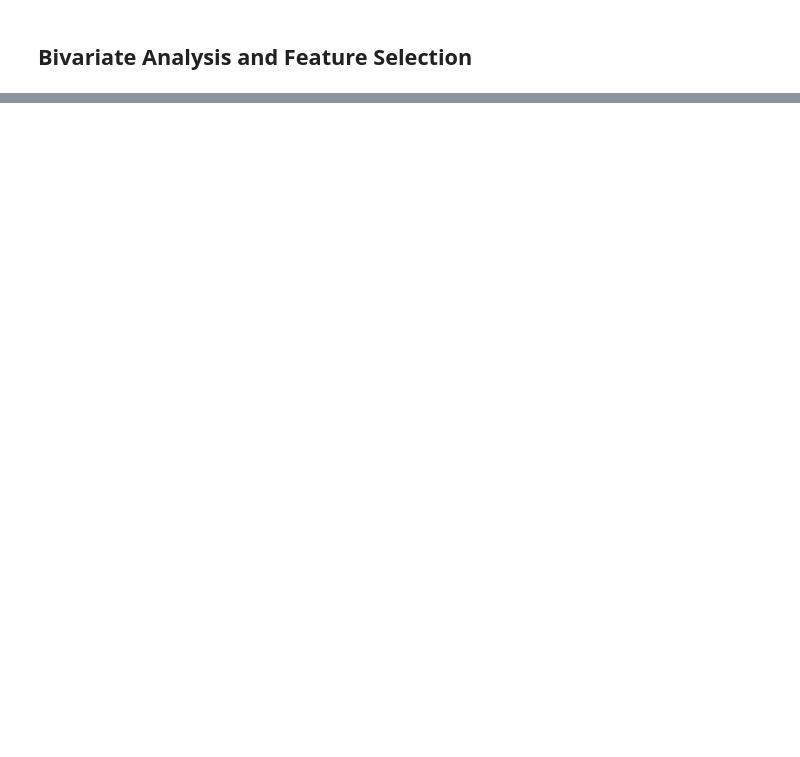
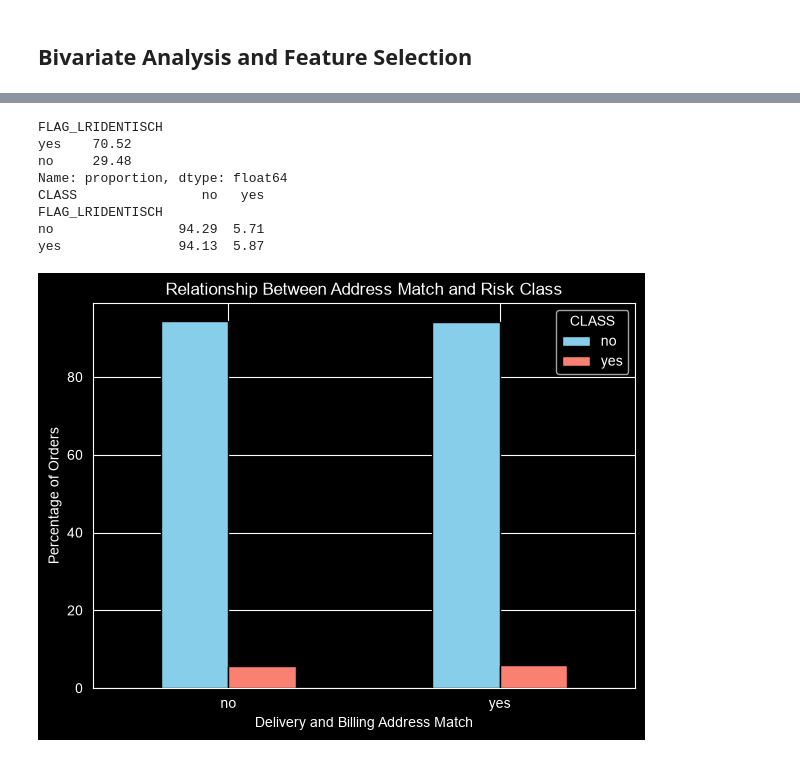
Before and after one commit to IdayatSanni/order-risk-scoring-model, a Jupyter notebook: data_eda.ipynb, the cells around one changed output, grey strips where cells are left out. Saved outputs shown, nothing was run; the diff lists cells and outputs as text; code cells hidden in the pictures; blank space fills up the shorter version.

```diff
--- a/data_eda.ipynb
+++ b/data_eda.ipynb
@@ -217,0 +335,41 @@ The majority of customers submitted an email address with their order, whereas f
+# %%
+# Relationship between delivery/billing address match and CLASS
+
+address_match_count = (
+    cat_cols["FLAG_LRIDENTISCH"]
+    .value_counts(normalize=True)
+    .mul(100)
+    .round(2)
+)
+
+print(address_match_count)
+
+address_match_percent = (
+    pd.crosstab(df["FLAG_LRIDENTISCH"], df["CLASS"], normalize="index") * 100
+).round(2)
+
+print(address_match_percent)
+
+address_match_percent.plot(
+    kind="bar",
+    figsize=(7,5),
+    color=["skyblue","salmon"],
+    edgecolor="black"
+)
+
+plt.title("Relationship Between Address Match and Risk Class")
+plt.xlabel("Delivery and Billing Address Match")
+plt.ylabel("Percentage of Orders")
+plt.xticks(rotation=0)
+plt.legend(title="CLASS")
+plt.show()
+# %% [output]
+FLAG_LRIDENTISCH
+yes    70.52
+no     29.48
+Name: proportion, dtype: float64
+CLASS                no   yes
+FLAG_LRIDENTISCH
+no                94.29  5.71
+yes               94.13  5.87
+[figure, added]
```
Also changed, not shown: parts of 29 cells of this notebook.
